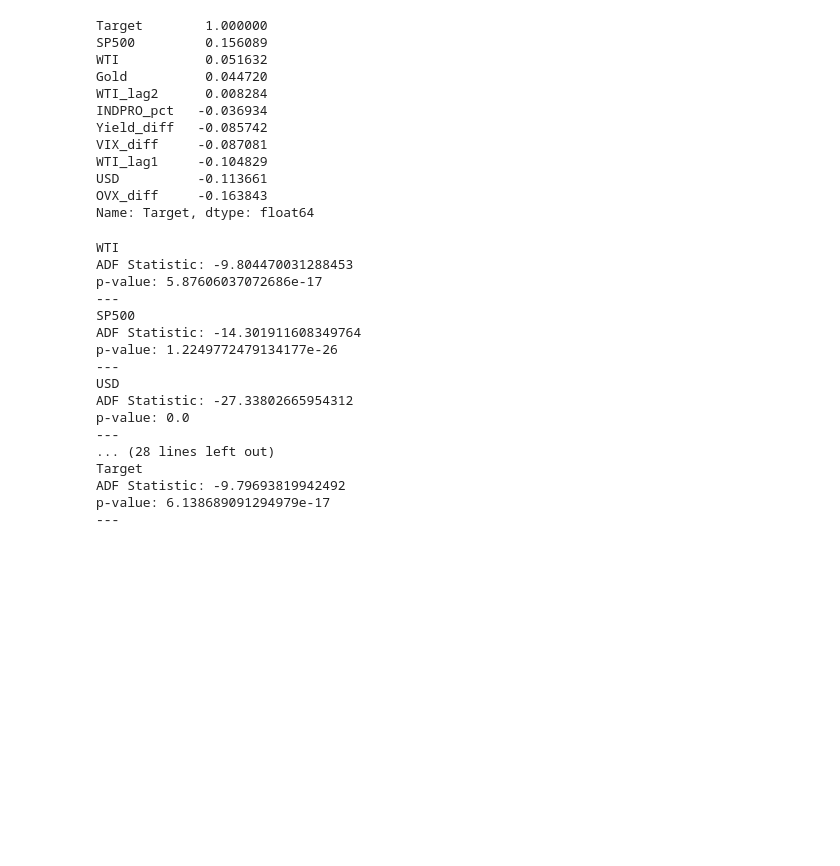
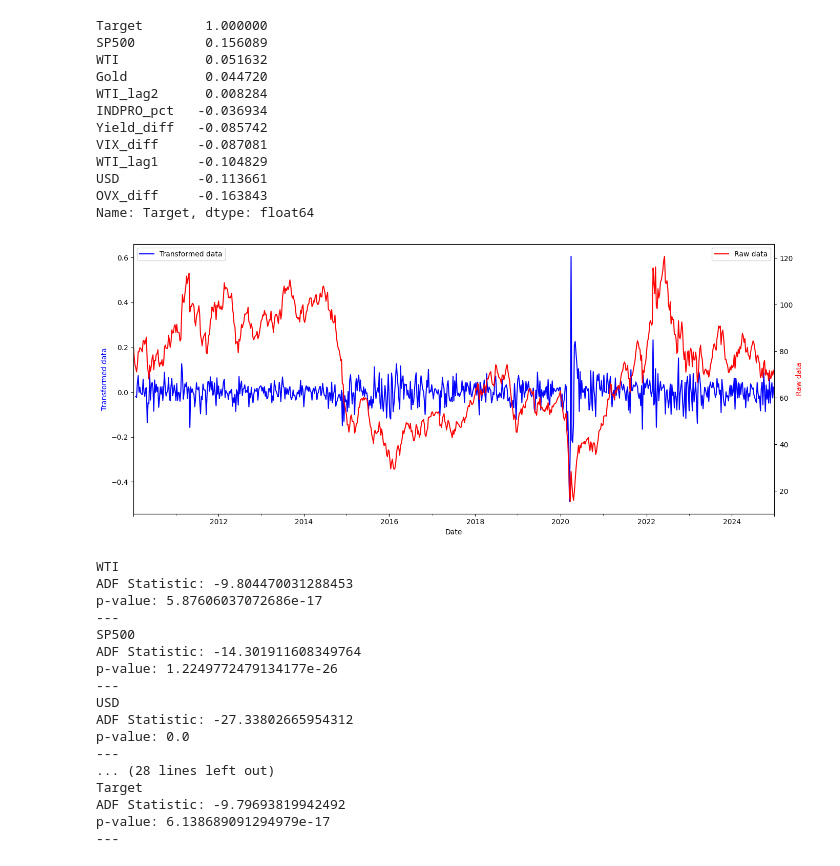
Before and after one commit to Carlson29/Crude-Oil-Prices-Model, a Jupyter notebook: code Files/oil_prediction.ipynb, the cells around one changed output. Saved outputs shown, nothing was run; the diff lists cells and outputs as text; code cells hidden in the pictures; blank space fills up the shorter version.

Commit message:
plotting raw data vs transformed data

```diff
--- a/code Files/oil_prediction.ipynb
+++ b/code Files/oil_prediction.ipynb
@@ -620,6 +620,23 @@ WTI_lag1     -0.104829
 USD          -0.113661
 OVX_diff     -0.163843
 Name: Target, dtype: float64
+# %%
+fig, ax1 = plt.subplots(figsize=(14, 6))
+
+model_data["WTI"].plot(ax=ax1, color="blue", label="Transformed data")
+ax1.set_ylabel("Transformed data", color="blue")
+
+ax2 = ax1.twinx()
+data["WTI"].plot(ax=ax2, color="red", label="Raw data")
+ax2.set_ylabel("Raw data", color="red")
+
+ax1.legend(loc="upper left")
+ax2.legend(loc="upper right")
+
+plt.tight_layout()
+plt.show()
+# %% [output]
+[figure, added]
 # %%
 from statsmodels.tsa.stattools import adfuller
 
```
